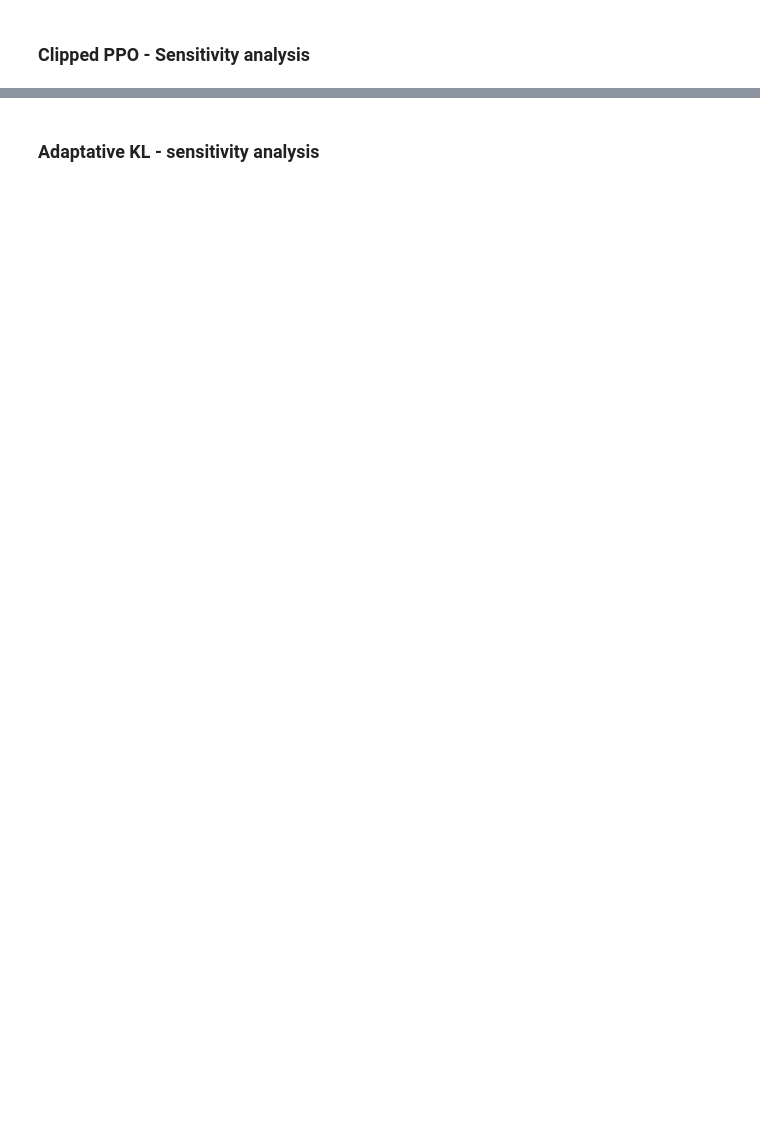
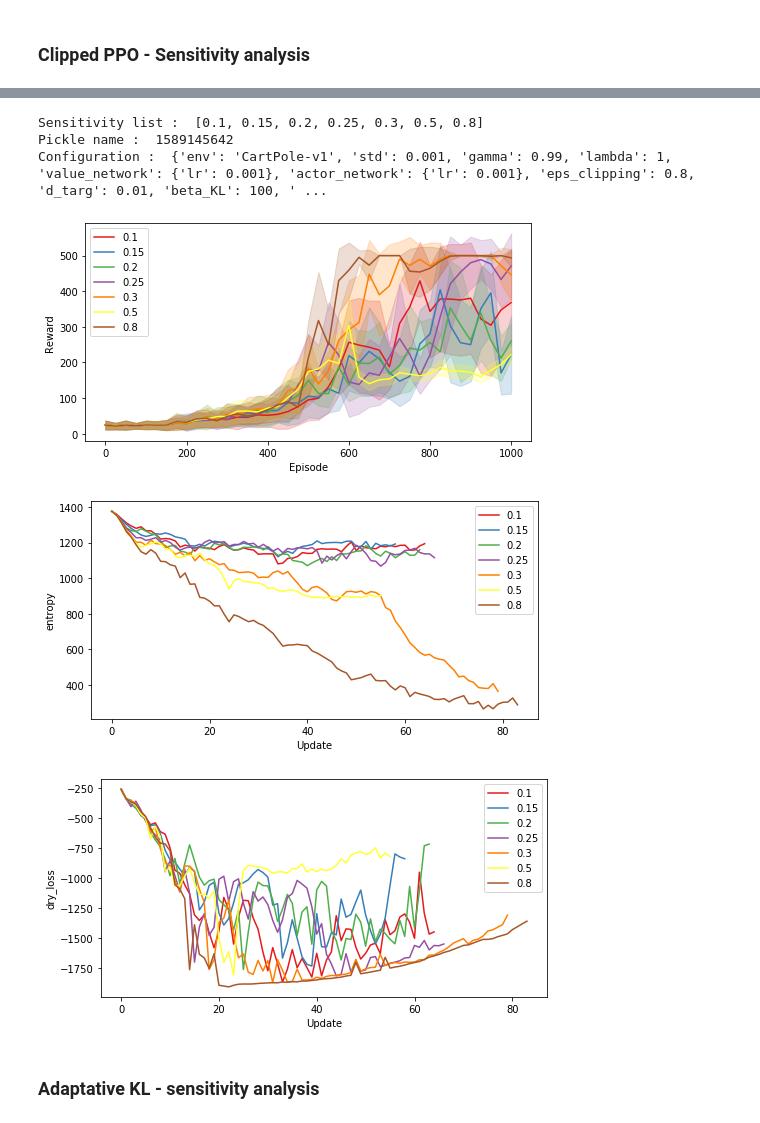
Before and after one commit to DimSum2k/RL-PPO, a Jupyter notebook: PPO_A2C.ipynb, the cells around one changed output, grey strips where cells are left out. Drawn from its saved outputs; the diff is of its cells as text; code cells hidden in the pictures; blank space fills up the shorter version.

```diff
--- a/PPO_A2C.ipynb
+++ b/PPO_A2C.ipynb
@@ -785,0 +864,18 @@ pkl.dump({"config":config,"loss":loss_list,"rewards":rewards_list},open("pickles
+# %%
+reset_config()
+config["env"] = 'CartPole-v1'
+rewards_list = []
+loss_list = []
+config["loss_name"]="clipped_loss"
+config["epochs"] = 4
+print("-----------------"+config["loss_name"]+"-----------------")
+eps_list = [0.1,0.15,0.2,0.25,0.3,0.5,0.8]
+for eps in eps_list:
+    print("--------eps=",eps)
+    config['eps_clipping'] = eps
+    print(config)
+    agent = PPOAgent(config)
+    config["batch_size"] = 100
+    rewards, loss = agent.training(config["epochs"], config["optimize_every"], config["max_episodes"], config["max_steps"])
+    rewards_list.append(rewards)
+    loss_list.append(loss)
@@ -786,3 +900,20 @@ pkl.dump({"config":config,"loss":loss_list,"rewards":rewards_list},open("pickles
+# %%
+plot_sensitivity(*rewards_list,config=config,label_list=eps_list,var=["Episode","Reward"])
+plot_sensitivity(*loss_list,config=config,label_list=eps_list,var=["Update","entropy"])
+plot_sensitivity(*loss_list,config=config,label_list=eps_list,var=["Update","dry_loss"])
+
+name = str(int(datetime.datetime.now().timestamp()))
+print("Sensitivity list : ",eps_list)
+print("Pickle name : ",name)
+print("Configuration : ",config)
+pkl.dump({"config":config,"loss":loss_list,"rewards":rewards_list},open("pickles/"+name+".pkl","wb"))
+# %% [output]
+Sensitivity list :  [0.1, 0.15, 0.2, 0.25, 0.3, 0.5, 0.8]
+Pickle name :  1589145642
+Configuration :  {'env': 'CartPole-v1', 'std': 0.001, 'gamma': 0.99, 'lambda': 1, 'value_network': {'lr': 0.001}, 'actor_network': {'lr': 0.001}, 'eps_clipping': 0.8, 'd_targ': 0.01, 'beta_KL': 100, ' ...
+[figure, added]
+[figure, added]
+[figure, added]
 # %% [markdown]
 ### Adaptative KL - sensitivity analysis
 # %%
```
Also changed, not shown: parts of 17 cells of this notebook.
